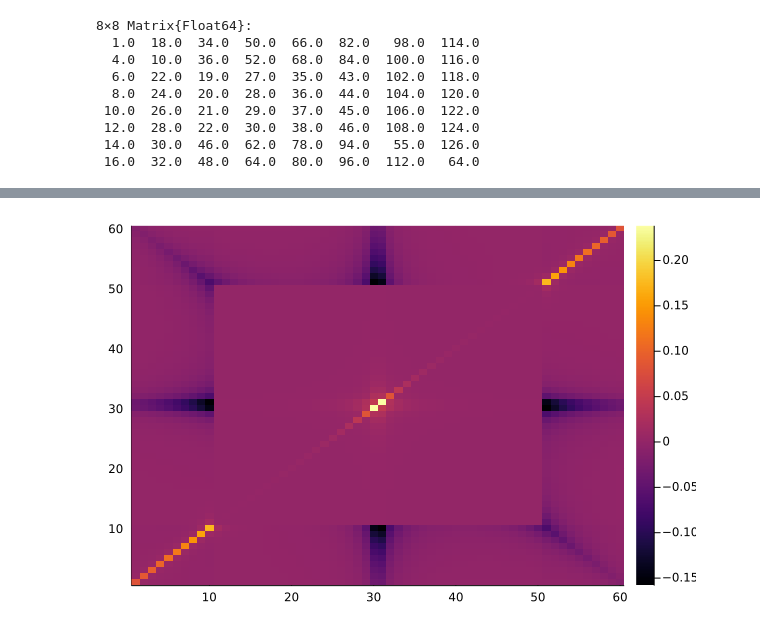
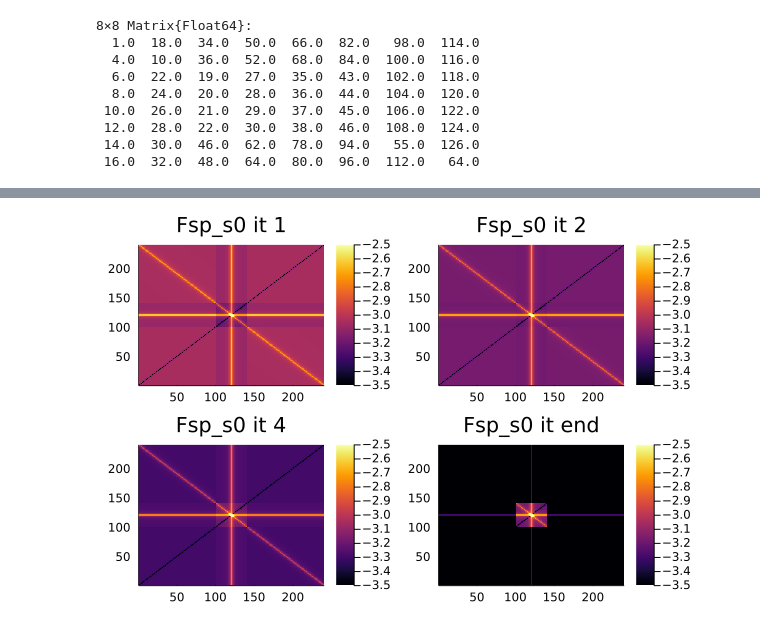
Before and after one commit to Atomtomate/BSE_Asymptotics.jl, a Jupyter notebook: notebooks/BSE_SC test.ipynb, the cells around one changed output, grey strips where cells are left out. Saved outputs shown, nothing was run; the diff lists cells and outputs as text; code cells hidden in the pictures.

```diff
--- a/notebooks/BSE_SC test.ipynb
+++ b/notebooks/BSE_SC test.ipynb
@@ -132,4 +83,9 @@ heatmap(real.(χDMFTsp[:,:,21]))
-# %%
-heatmap(real.(χDMFTsp_impr[:,:,21]))
-# %% [output]
-[figure, removed]
+# %%
+clim = (-3.5,-2.5)
+p1 = heatmap(real.(Fsp_s0[2]), title="Fsp_s0 it 1",clim=clim)
+p2 = heatmap(real.(Fsp_s0[3]), title="Fsp_s0 it 2",clim=clim)
+p3 = heatmap(real.(Fsp_s0[4]), title="Fsp_s0 it 4",clim=clim)
+p4 = heatmap(real.(Fsp_s0[10]), title="Fsp_s0 it end",clim=clim)
+p = plot(p1,p2,p3,p4, layout=(2,2))
+# %% [output]
+[figure, added]
```
Also changed, not shown: parts of 11 cells of this notebook, 2 other files.
